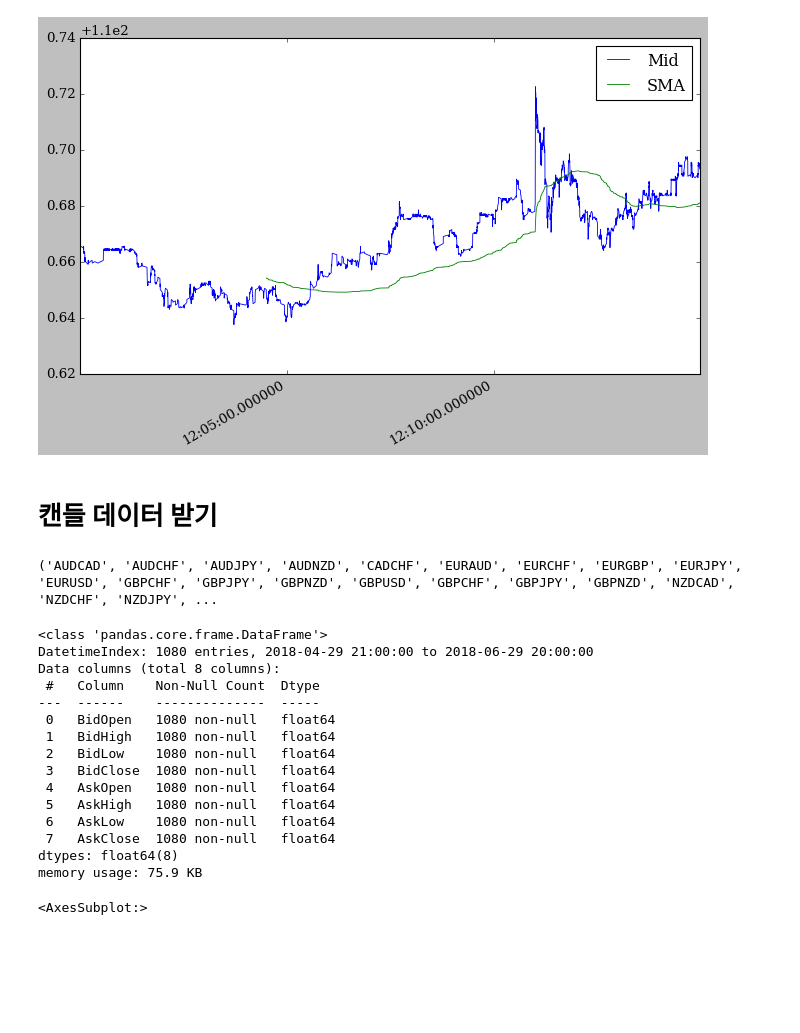
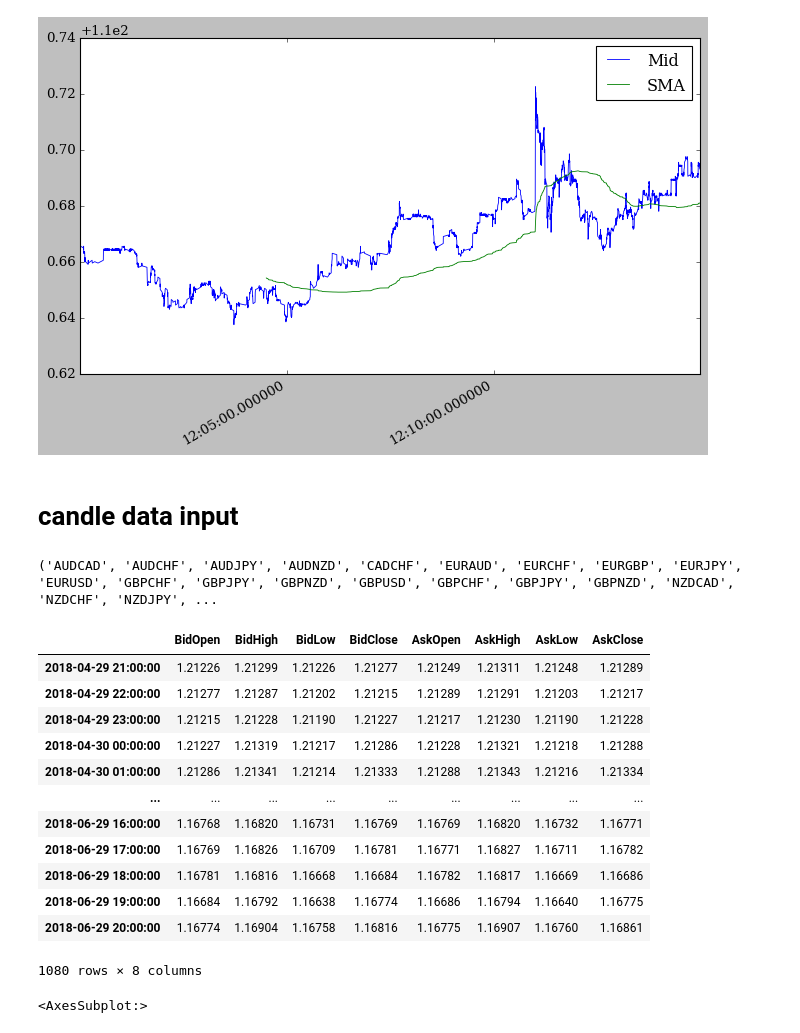
Before and after one commit to Hosung-Ahn/trading, a Jupyter notebook: flatform/note.ipynb, the cells around one changed output. Cells and saved outputs as stored; diff of their text form; code cells hidden in the pictures; blank space fills up the shorter version.

```diff
--- a/flatform/note.ipynb
+++ b/flatform/note.ipynb
@@ -72,6 +72,6 @@ sub[['Mid', 'SMA']].plot(figsize=(10,6), lw=0.75)
 # %% [output]
 <AxesSubplot:>
 [figure]
-# %% [markdown]
-# 캔들 데이터 받기
+# %% [markdown]
+# candle data input
 # %%
@@ -82,32 +82,30 @@ print(cdr.get_available_symbols())
 # %% [output]
 ('AUDCAD', 'AUDCHF', 'AUDJPY', 'AUDNZD', 'CADCHF', 'EURAUD', 'EURCHF', 'EURGBP', 'EURJPY', 'EURUSD', 'GBPCHF', 'GBPJPY', 'GBPNZD', 'GBPUSD', 'GBPCHF', 'GBPJPY', 'GBPNZD', 'NZDCAD', 'NZDCHF', 'NZDJPY', ...
 # %%
-# 데이터 받기
+# data input
 
 start = dt.datetime(2018, 5, 1)
 end = dt.datetime(2018, 6, 30)
 
-# 1분 : m1, 1시간 : H1, 하루 : D1
+# 1m : m1, 1h : H1, 1d : D1
 period = 'H1'
 candles = cdr("EURUSD", start, end, period)
 data = candles.get_data()
-data.info()
+data
 # %% [output]
+|  | BidOpen | BidHigh | BidLow | BidClose | AskOpen | AskHigh | AskLow | AskClose |
+| 2018-04-29 21:00:00 | 1.21226 | 1.21299 | 1.21226 | 1.21277 | 1.21249 | 1.21311 | 1.21248 | 1.21289 |
+| 2018-04-29 22:00:00 | 1.21277 | 1.21287 | 1.21202 | 1.21215 | 1.21289 | 1.21291 | 1.21203 | 1.21217 |
+| 2018-04-29 23:00:00 | 1.21215 | 1.21228 | 1.21190 | 1.21227 | 1.21217 | 1.21230 | 1.21190 | 1.21228 |
+| 2018-04-30 00:00:00 | 1.21227 | 1.21319 | 1.21217 | 1.21286 | 1.21228 | 1.21321 | 1.21218 | 1.21288 |
+| 2018-04-30 01:00:00 | 1.21286 | 1.21341 | 1.21214 | 1.21333 | 1.21288 | 1.21343 | 1.21216 | 1.21334 |
+| ... | ... | ... | ... | ... | ... | ... | ... | ... |
+| 2018-06-29 16:00:00 | 1.16768 | 1.16820 | 1.16731 | 1.16769 | 1.16769 | 1.16820 | 1.16732 | 1.16771 |
+| 2018-06-29 17:00:00 | 1.16769 | 1.16826 | 1.16709 | 1.16781 | 1.16771 | 1.16827 | 1.16711 | 1.16782 |
+| 2018-06-29 18:00:00 | 1.16781 | 1.16816 | 1.16668 | 1.16684 | 1.16782 | 1.16817 | 1.16669 | 1.16686 |
+| 2018-06-29 19:00:00 | 1.16684 | 1.16792 | 1.16638 | 1.16774 | 1.16686 | 1.16794 | 1.16640 | 1.16775 |
+| 2018-06-29 20:00:00 | 1.16774 | 1.16904 | 1.16758 | 1.16816 | 1.16775 | 1.16907 | 1.16760 | 1.16861 |
-<class 'pandas.core.frame.DataFrame'>
-DatetimeIndex: 1080 entries, 2018-04-29 21:00:00 to 2018-06-29 20:00:00
-Data columns (total 8 columns):
- #   Column    Non-Null Count  Dtype
----  ------    --------------  -----
- 0   BidOpen   1080 non-null   float64
- 1   BidHigh   1080 non-null   float64
- 2   BidLow    1080 non-null   float64
- 3   BidClose  1080 non-null   float64
- 4   AskOpen   1080 non-null   float64
- 5   AskHigh   1080 non-null   float64
- 6   AskLow    1080 non-null   float64
- 7   AskClose  1080 non-null   float64
-dtypes: float64(8)
-memory usage: 75.9 KB
+1080 rows × 8 columns
 # %%
 # 종가의 중간가격을 계산하고 두개의 이동평균선을 그린다.
 data['MidClose'] = data[['BidClose', 'AskClose']].mean(axis=1)
```
Also changed, not shown: parts of 6 cells of this notebook.
